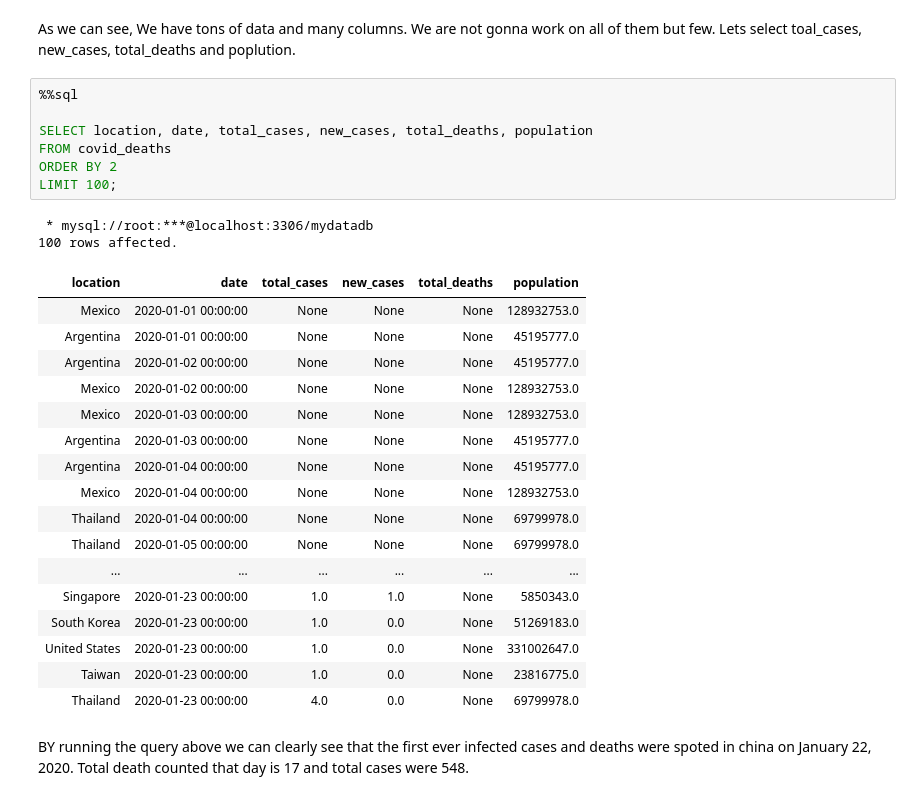
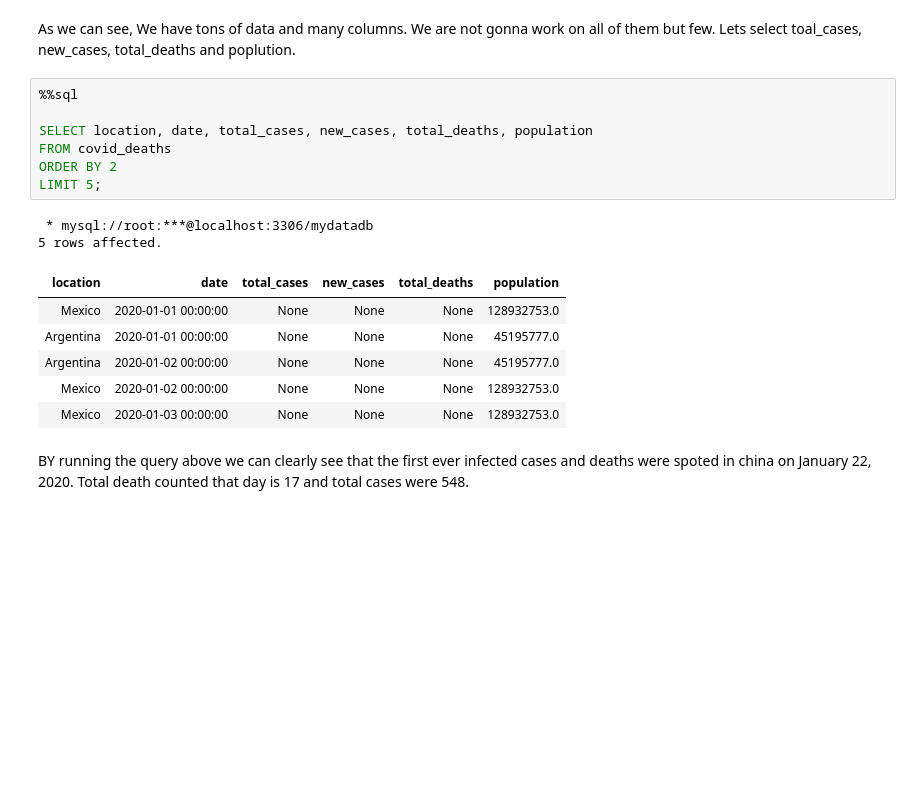
Before and after one commit to ncdas/Covid19-Data-Exploration, a Jupyter notebook: Covid-19 Data Exploration in SQL.ipynb, the cells around one changed output. Drawn from its saved outputs; the diff is of its cells as text; blank space fills up the shorter version.

```diff
--- a/Covid-19 Data Exploration in SQL.ipynb
+++ b/Covid-19 Data Exploration in SQL.ipynb
@@ -45,30 +34,19 @@ As we can see, We have tons of data and many columns. We are not gonna work on a
 # %%
 %%sql
 
 SELECT location, date, total_cases, new_cases, total_deaths, population
 FROM covid_deaths
 ORDER BY 2
-LIMIT 100;
+LIMIT 5;
 # %% [output]
  * mysql://root:***@localhost:3306/mydatadb
-100 rows affected.
+5 rows affected.
 | location | date | total_cases | new_cases | total_deaths | population |
 | Mexico | 2020-01-01 00:00:00 | None | None | None | 128932753.0 |
 | Argentina | 2020-01-01 00:00:00 | None | None | None | 45195777.0 |
 | Argentina | 2020-01-02 00:00:00 | None | None | None | 45195777.0 |
 | Mexico | 2020-01-02 00:00:00 | None | None | None | 128932753.0 |
 | Mexico | 2020-01-03 00:00:00 | None | None | None | 128932753.0 |
-| Argentina | 2020-01-03 00:00:00 | None | None | None | 45195777.0 |
-| Argentina | 2020-01-04 00:00:00 | None | None | None | 45195777.0 |
-| Mexico | 2020-01-04 00:00:00 | None | None | None | 128932753.0 |
-| Thailand | 2020-01-04 00:00:00 | None | None | None | 69799978.0 |
-| Thailand | 2020-01-05 00:00:00 | None | None | None | 69799978.0 |
-| ... | ... | ... | ... | ... | ... |
-| Singapore | 2020-01-23 00:00:00 | 1.0 | 1.0 | None | 5850343.0 |
-| South Korea | 2020-01-23 00:00:00 | 1.0 | 0.0 | None | 51269183.0 |
-| United States | 2020-01-23 00:00:00 | 1.0 | 0.0 | None | 331002647.0 |
-| Taiwan | 2020-01-23 00:00:00 | 1.0 | 0.0 | None | 23816775.0 |
-| Thailand | 2020-01-23 00:00:00 | 4.0 | 0.0 | None | 69799978.0 |
 # %% [markdown]
 BY running the query above we can clearly see that the first ever infected cases and deaths were spoted in china on January 22, 2020. Total death counted that day is 17 and total cases were 548.
 # %% [markdown]
```
Also changed, not shown: parts of 20 cells of this notebook.
